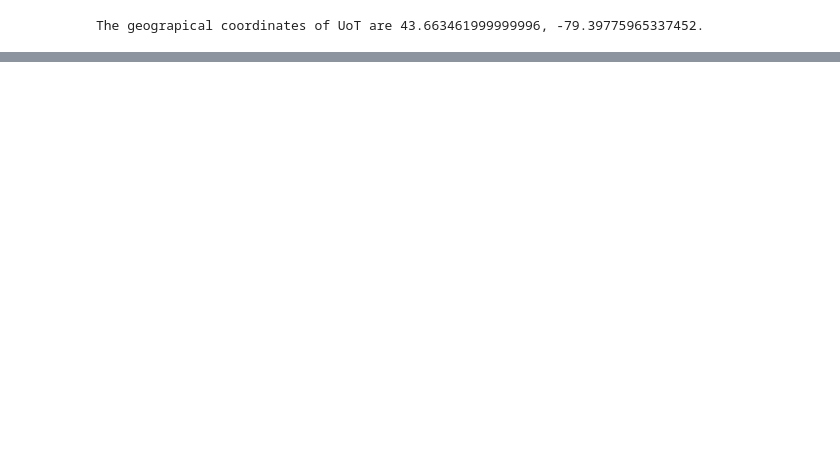
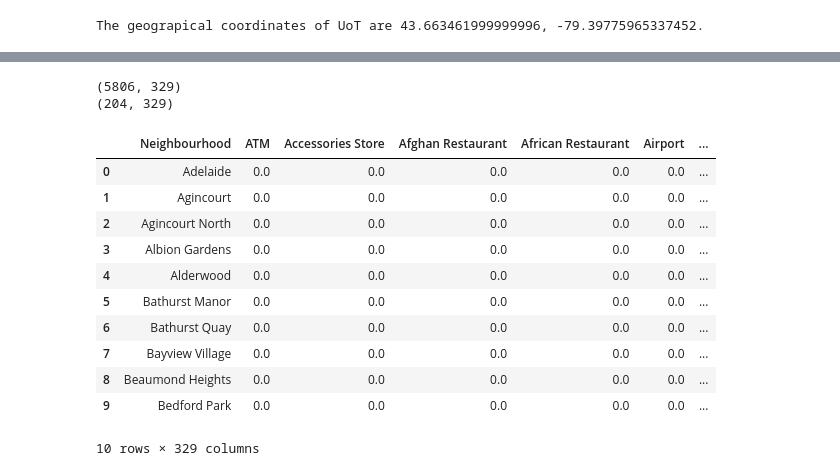
Before and after one commit to khofler/Coursera_Capstone, a Jupyter notebook: Capstone_part_3.ipynb, the cells around one changed output, grey strips where cells are left out. Cells and saved outputs as stored; diff of their text form; code cells hidden in the pictures; blank space fills up the shorter version.

```diff
--- a/Capstone_part_3.ipynb
+++ b/Capstone_part_3.ipynb
@@ -198,0 +224,12 @@ print('{} venues were returned by Foursquare.'.format(nearby_venues.shape[0]))
+# %%
+# one hot encoding
+toronto_onehot = pd.get_dummies(toronto_venues[['Venue Category']], prefix="", prefix_sep="")
+
+# add neighborhood column back to dataframe
+toronto_onehot['Neighbourhood'] = toronto_venues['Neighbourhood']
+
+# move neighborhood column to the first column
+fixed_columns = [toronto_onehot.columns[-1]] + list(toronto_onehot.columns[:-1])
+toronto_onehot = toronto_onehot[fixed_columns]
+
+toronto_onehot.head()
@@ -198,0 +244,20 @@ print('{} venues were returned by Foursquare.'.format(nearby_venues.shape[0]))
+# %%
+print(toronto_onehot.shape)
+toronto_grouped = toronto_onehot.groupby('Neighbourhood').mean().reset_index()
+print(toronto_grouped.shape)
+toronto_grouped.head(10)
+# %% [output]
+(5806, 329)
+(204, 329)
+|  | Neighbourhood | ATM | Accessories Store | Afghan Restaurant | African Restaurant | Airport | ... |
+| 0 | Adelaide | 0.0 | 0.0 | 0.0 | 0.0 | 0.0 | ... |
+| 1 | Agincourt | 0.0 | 0.0 | 0.0 | 0.0 | 0.0 | ... |
+| 2 | Agincourt North | 0.0 | 0.0 | 0.0 | 0.0 | 0.0 | ... |
+| 3 | Albion Gardens | 0.0 | 0.0 | 0.0 | 0.0 | 0.0 | ... |
+| 4 | Alderwood | 0.0 | 0.0 | 0.0 | 0.0 | 0.0 | ... |
+| 5 | Bathurst Manor | 0.0 | 0.0 | 0.0 | 0.0 | 0.0 | ... |
+| 6 | Bathurst Quay | 0.0 | 0.0 | 0.0 | 0.0 | 0.0 | ... |
+| 7 | Bayview Village | 0.0 | 0.0 | 0.0 | 0.0 | 0.0 | ... |
+| 8 | Beaumond Heights | 0.0 | 0.0 | 0.0 | 0.0 | 0.0 | ... |
+| 9 | Bedford Park | 0.0 | 0.0 | 0.0 | 0.0 | 0.0 | ... |
+10 rows × 329 columns
```
Also changed, not shown: parts of 35 cells of this notebook, 2 other files.
